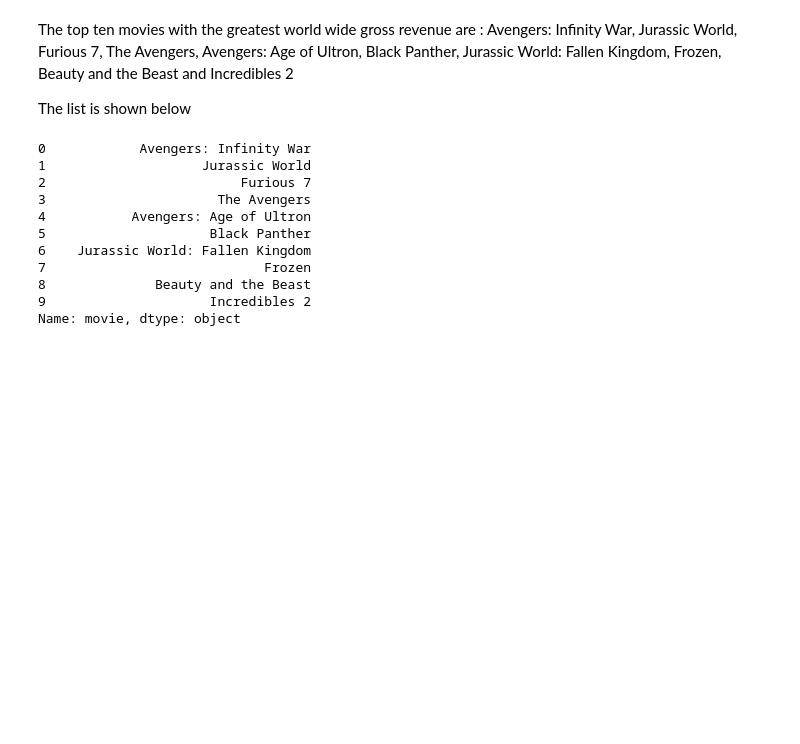
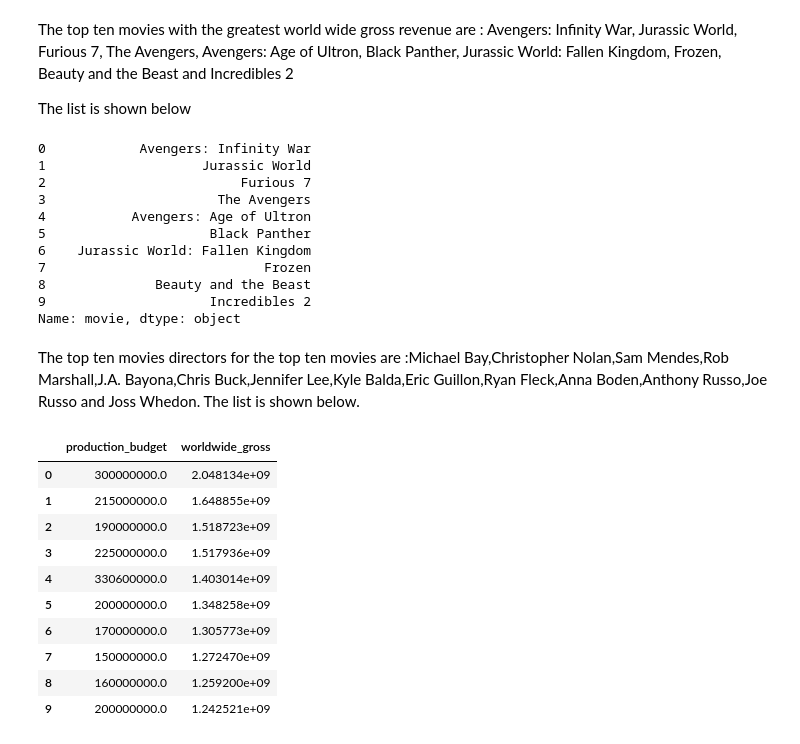
Before and after one commit to GraceRotich/project1-phaseone, a Jupyter notebook: student.ipynb, the cells around one changed output. Drawn from its saved outputs; the diff is of its cells as text; code cells hidden in the pictures; blank space fills up the shorter version.

```diff
--- a/student.ipynb
+++ b/student.ipynb
@@ -655,3 +655,19 @@ top_10_movies_revenue['movie']
 8              Beauty and the Beast
 9                     Incredibles 2
 Name: movie, dtype: object
+# %% [markdown]
+The top ten movies directors for the top ten movies are :Michael Bay,Christopher Nolan,Sam Mendes,Rob Marshall,J.A. Bayona,Chris Buck,Jennifer Lee,Kyle Balda,Eric Guillon,Ryan Fleck,Anna Boden,Anthony Russo,Joe Russo and Joss Whedon. The list is shown below.
+# %%
+top_10_movies_revenue[['production_budget', 'worldwide_gross']]
+# %% [output]
+|  | production_budget | worldwide_gross |
+| 0 | 300000000.0 | 2.048134e+09 |
+| 1 | 215000000.0 | 1.648855e+09 |
+| 2 | 190000000.0 | 1.518723e+09 |
+| 3 | 225000000.0 | 1.517936e+09 |
+| 4 | 330600000.0 | 1.403014e+09 |
+| 5 | 200000000.0 | 1.348258e+09 |
+| 6 | 170000000.0 | 1.305773e+09 |
+| 7 | 150000000.0 | 1.272470e+09 |
+| 8 | 160000000.0 | 1.259200e+09 |
+| 9 | 200000000.0 | 1.242521e+09 |
```
Also changed, not shown: parts of 9 cells of this notebook.
